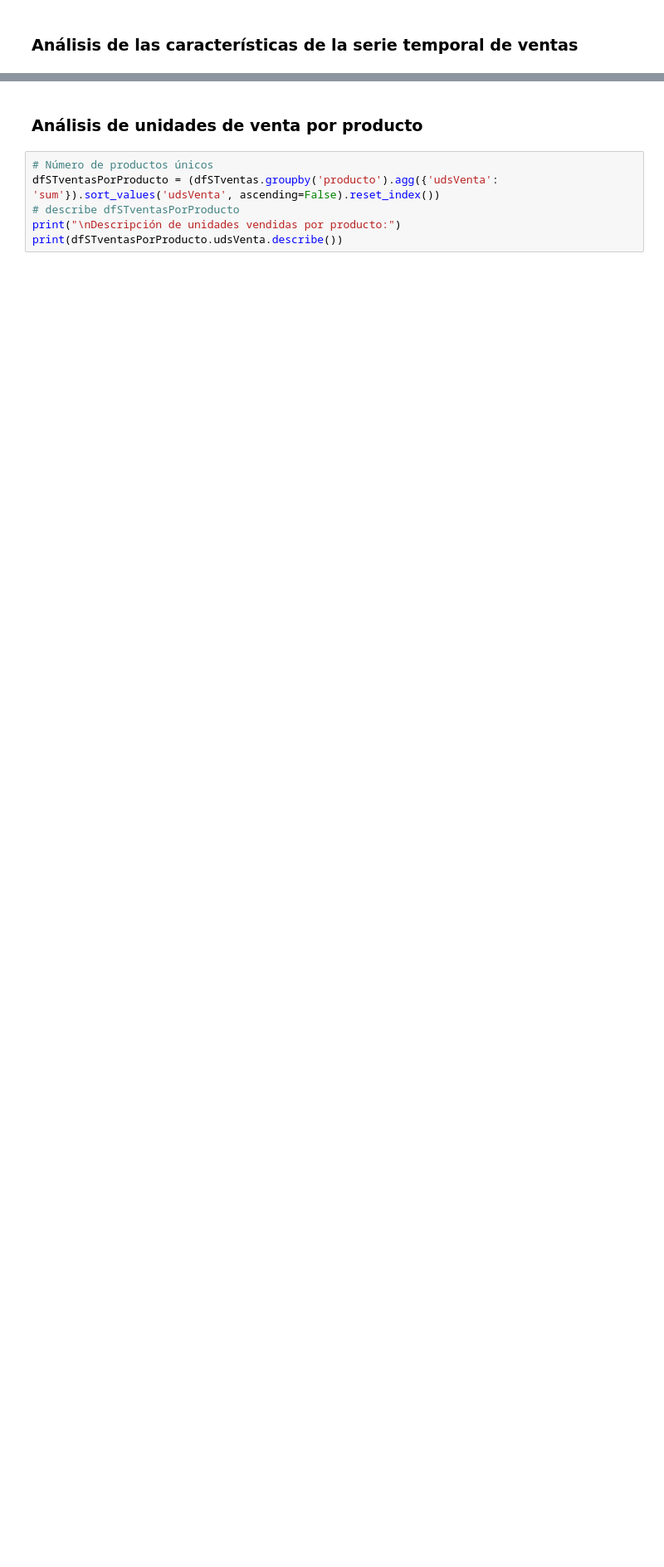
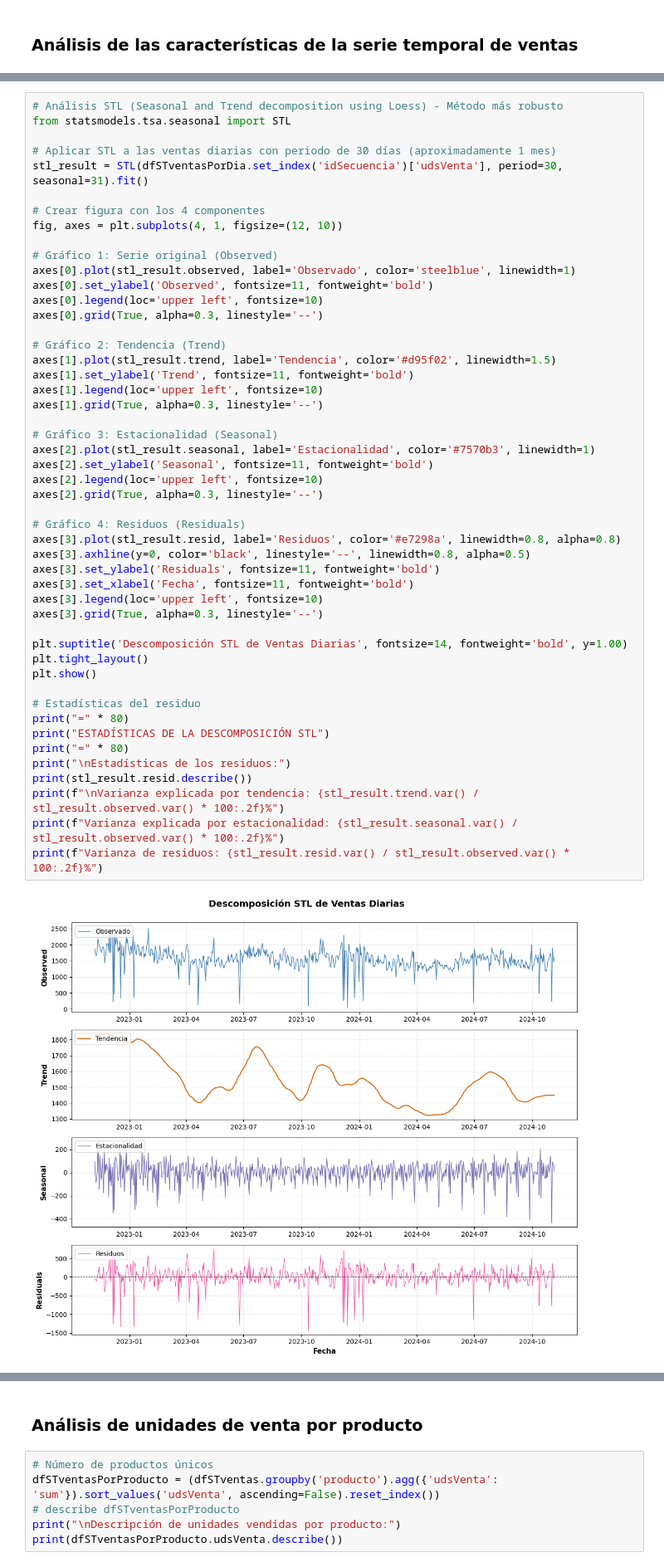
Before and after one commit to jmorala/TFMDS, a Jupyter notebook: cuadernos/02-EDA_datos.ipynb, the cells around one changed output, grey strips where cells are left out. Shown at 83% size. Cells and saved outputs as stored; diff of their text form; blank space fills up the shorter version.

```diff
--- a/cuadernos/02-EDA_datos.ipynb
+++ b/cuadernos/02-EDA_datos.ipynb
@@ -399,3 +399,54 @@ fig.set_size_inches(10, 6)
 plt.show()
 # %% [output]
 [figure]
+# %%
+# Análisis STL (Seasonal and Trend decomposition using Loess) - Método más robusto
+from statsmodels.tsa.seasonal import STL
+
+# Aplicar STL a las ventas diarias con periodo de 30 días (aproximadamente 1 mes)
+stl_result = STL(dfSTventasPorDia.set_index('idSecuencia')['udsVenta'], period=30, seasonal=31).fit()
+
+# Crear figura con los 4 componentes
+fig, axes = plt.subplots(4, 1, figsize=(12, 10))
+
+# Gráfico 1: Serie original (Observed)
+axes[0].plot(stl_result.observed, label='Observado', color='steelblue', linewidth=1)
+axes[0].set_ylabel('Observed', fontsize=11, fontweight='bold')
+axes[0].legend(loc='upper left', fontsize=10)
+axes[0].grid(True, alpha=0.3, linestyle='--')
+
+# Gráfico 2: Tendencia (Trend)
+axes[1].plot(stl_result.trend, label='Tendencia', color='#d95f02', linewidth=1.5)
+axes[1].set_ylabel('Trend', fontsize=11, fontweight='bold')
+axes[1].legend(loc='upper left', fontsize=10)
+axes[1].grid(True, alpha=0.3, linestyle='--')
+
+# Gráfico 3: Estacionalidad (Seasonal)
+axes[2].plot(stl_result.seasonal, label='Estacionalidad', color='#7570b3', linewidth=1)
+axes[2].set_ylabel('Seasonal', fontsize=11, fontweight='bold')
+axes[2].legend(loc='upper left', fontsize=10)
+axes[2].grid(True, alpha=0.3, linestyle='--')
+
+# Gráfico 4: Residuos (Residuals)
+axes[3].plot(stl_result.resid, label='Residuos', color='#e7298a', linewidth=0.8, alpha=0.8)
+axes[3].axhline(y=0, color='black', linestyle='--', linewidth=0.8, alpha=0.5)
+axes[3].set_ylabel('Residuals', fontsize=11, fontweight='bold')
+axes[3].set_xlabel('Fecha', fontsize=11, fontweight='bold')
+axes[3].legend(loc='upper left', fontsize=10)
+axes[3].grid(True, alpha=0.3, linestyle='--')
+
+plt.suptitle('Descomposición STL de Ventas Diarias', fontsize=14, fontweight='bold', y=1.00)
+plt.tight_layout()
+plt.show()
+
+# Estadísticas del residuo
+print("=" * 80)
+print("ESTADÍSTICAS DE LA DESCOMPOSICIÓN STL")
+print("=" * 80)
+print("\nEstadísticas de los residuos:")
+print(stl_result.resid.describe())
+print(f"\nVarianza explicada por tendencia: {stl_result.trend.var() / stl_result.observed.var() * 100:.2f}%")
+print(f"Varianza explicada por estacionalidad: {stl_result.seasonal.var() / stl_result.observed.var() * 100:.2f}%")
+print(f"Varianza de residuos: {stl_result.resid.var() / stl_result.observed.var() * 100:.2f}%")
+# %% [output]
+[figure, added]
```
Also changed, not shown: parts of 15 cells of this notebook, 6 other files.
